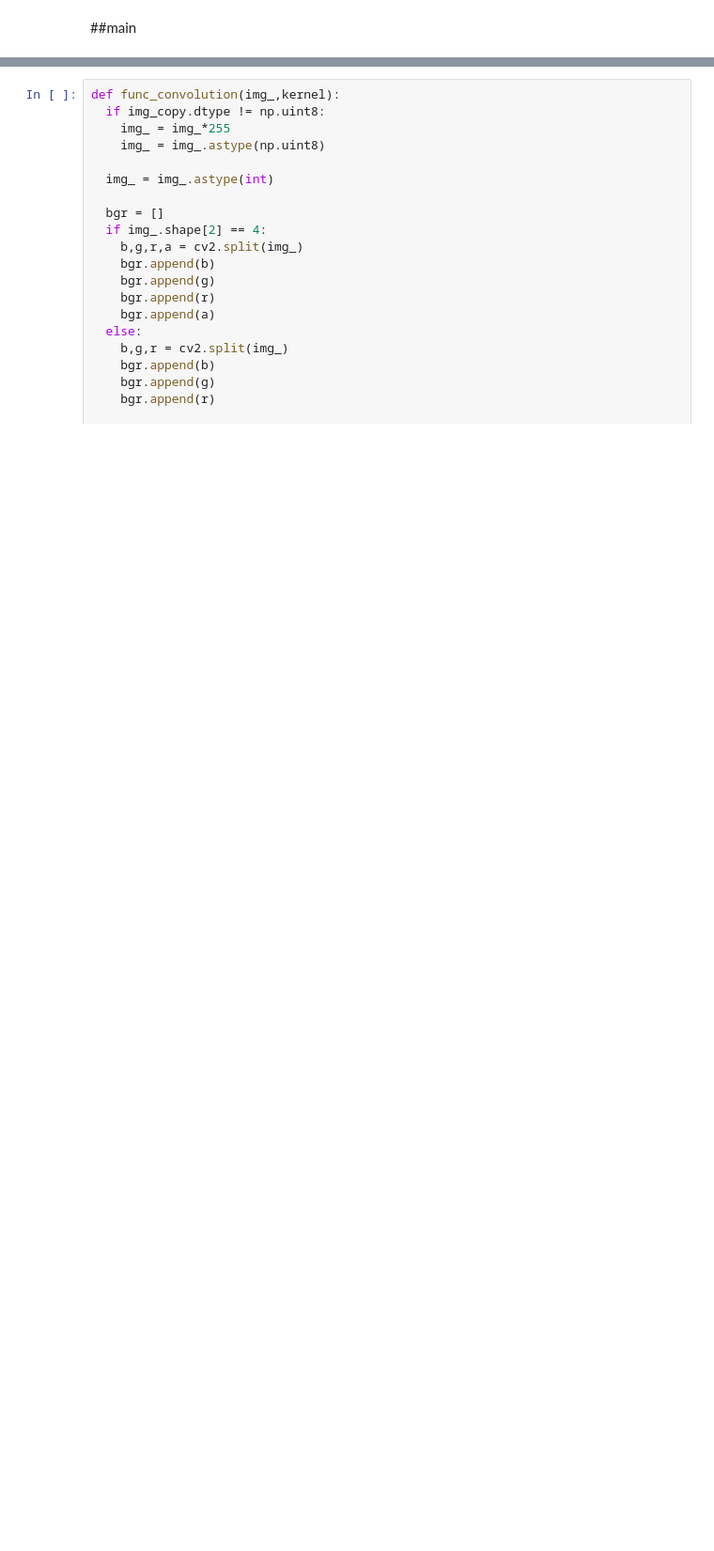
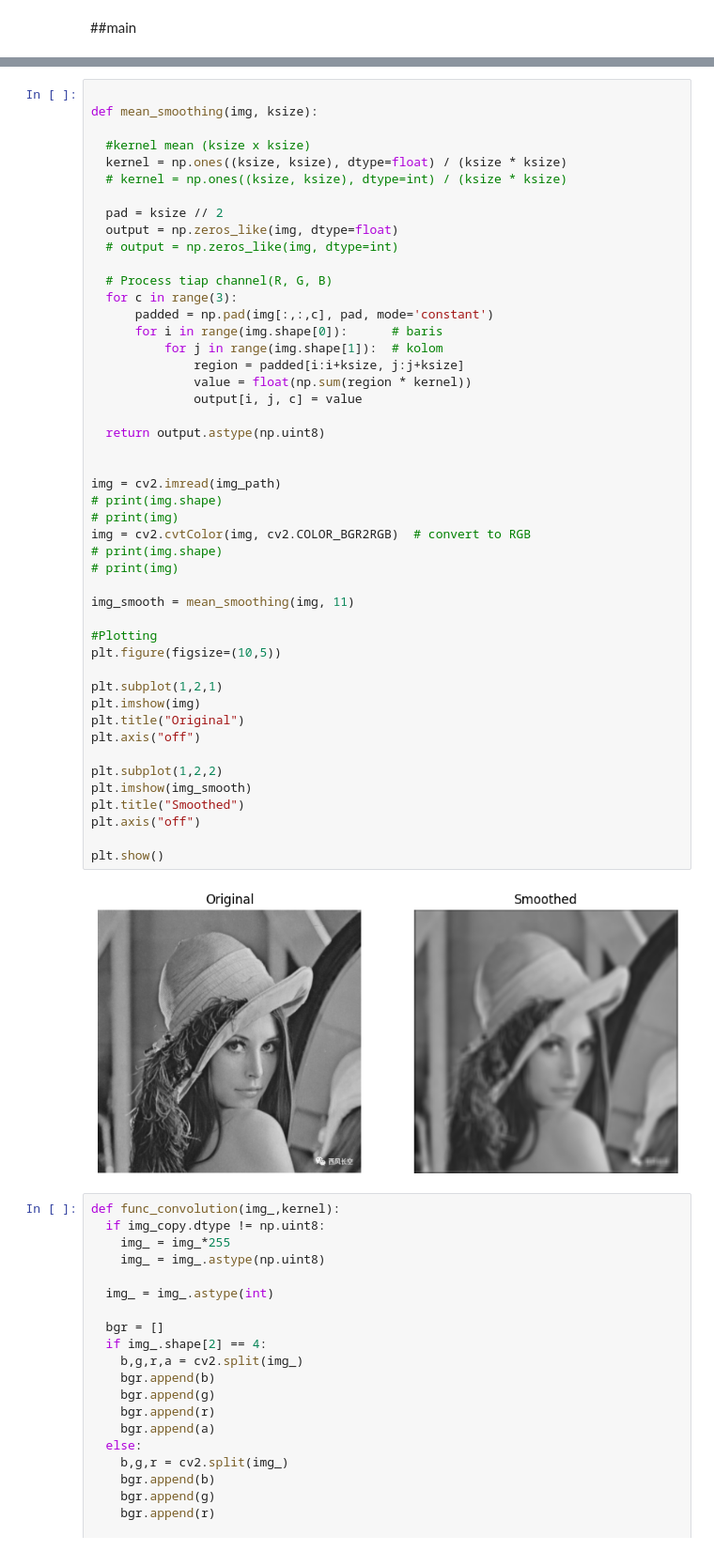
Before and after one commit to sapto-nugroho/PCD, a Jupyter notebook: PCD_Assignment02/PCD_Assignment02.ipynb, the cells around one changed output, grey strips where cells are left out. Shown at 94% size. Saved outputs shown, nothing was run; the diff lists cells and outputs as text; blank space fills up the shorter version.

```diff
--- a/PCD_Assignment02/PCD_Assignment02.ipynb
+++ b/PCD_Assignment02/PCD_Assignment02.ipynb
@@ -67,3 +130,52 @@ fungsi konvolusi
+# %%
+
+def mean_smoothing(img, ksize):
+
+  #kernel mean (ksize x ksize)
+  kernel = np.ones((ksize, ksize), dtype=float) / (ksize * ksize)
+  # kernel = np.ones((ksize, ksize), dtype=int) / (ksize * ksize)
+
+  pad = ksize // 2
+  output = np.zeros_like(img, dtype=float)
+  # output = np.zeros_like(img, dtype=int)
+
+  # Process tiap channel(R, G, B)
+  for c in range(3):
+      padded = np.pad(img[:,:,c], pad, mode='constant')
+      for i in range(img.shape[0]):      # baris
+          for j in range(img.shape[1]):  # kolom
+              region = padded[i:i+ksize, j:j+ksize]
+              value = float(np.sum(region * kernel))
+              output[i, j, c] = value
+
+  return output.astype(np.uint8)
+
+
+img = cv2.imread(img_path)
+# print(img.shape)
+# print(img)
+img = cv2.cvtColor(img, cv2.COLOR_BGR2RGB)  # convert to RGB
+# print(img.shape)
+# print(img)
+
+img_smooth = mean_smoothing(img, 11)
+
+#Plotting
+plt.figure(figsize=(10,5))
+
+plt.subplot(1,2,1)
+plt.imshow(img)
+plt.title("Original")
+plt.axis("off")
+
+plt.subplot(1,2,2)
+plt.imshow(img_smooth)
+plt.title("Smoothed")
+plt.axis("off")
+
+plt.show()
+# %% [output]
+[figure, added]
 # %%
 def func_convolution(img_,kernel):
   if img_copy.dtype != np.uint8:
```
Also changed, not shown: parts of 17 cells of this notebook.
